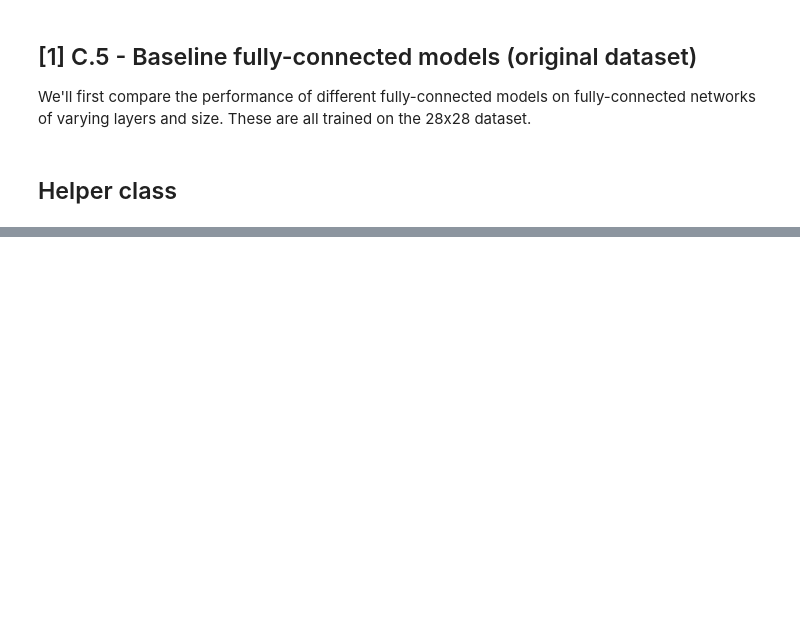
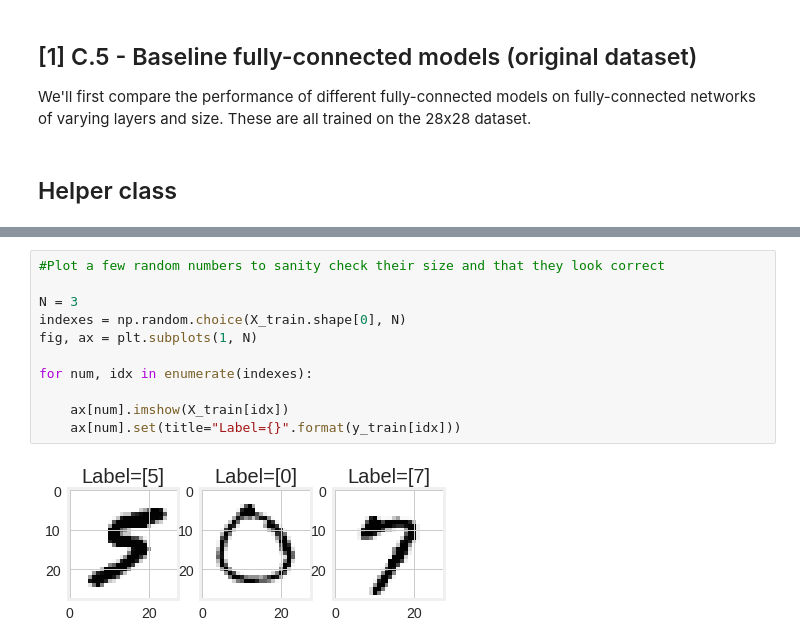
Before and after one commit to timgasser/keras-mnist, a Jupyter notebook: notebooks/neural_net_models.ipynb, the cells around one changed output, grey strips where cells are left out. Drawn from its saved outputs; the diff is of its cells as text; blank space fills up the shorter version.

```diff
--- a/notebooks/neural_net_models.ipynb
+++ b/notebooks/neural_net_models.ipynb
@@ -384,0 +403,13 @@ plt.savefig('fc_scores.png', bbox_inches='tight', dpi=150)
+# %%
+#Plot a few random numbers to sanity check their size and that they look correct
+
+N = 3
+indexes = np.random.choice(X_train.shape[0], N)
+fig, ax = plt.subplots(1, N)
+
+for num, idx in enumerate(indexes):
+
+    ax[num].imshow(X_train[idx])
+    ax[num].set(title="Label={}".format(y_train[idx]))
+# %% [output]
+[figure, added]
```
Also changed, not shown: parts of 18 cells of this notebook, 1 other file.
